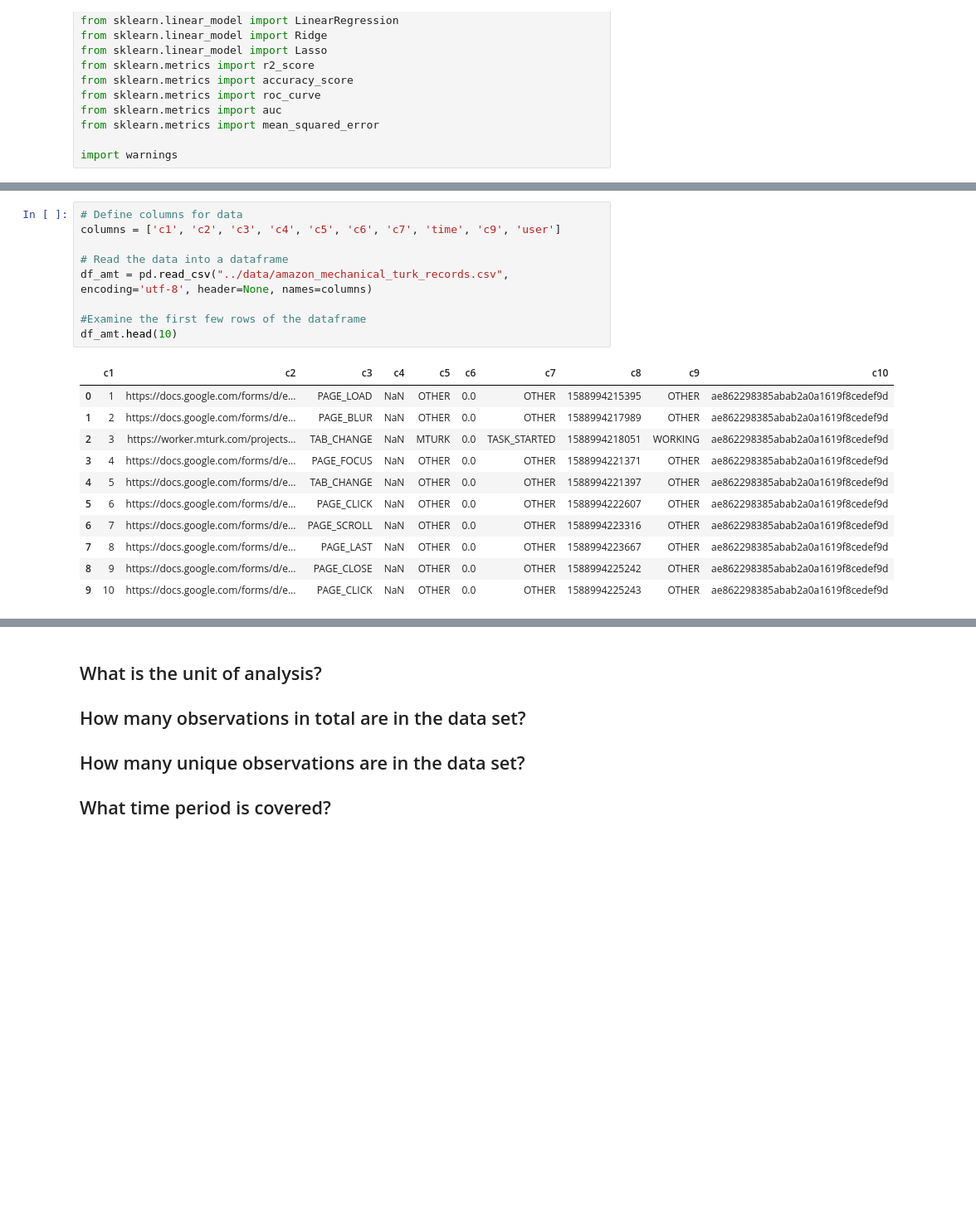
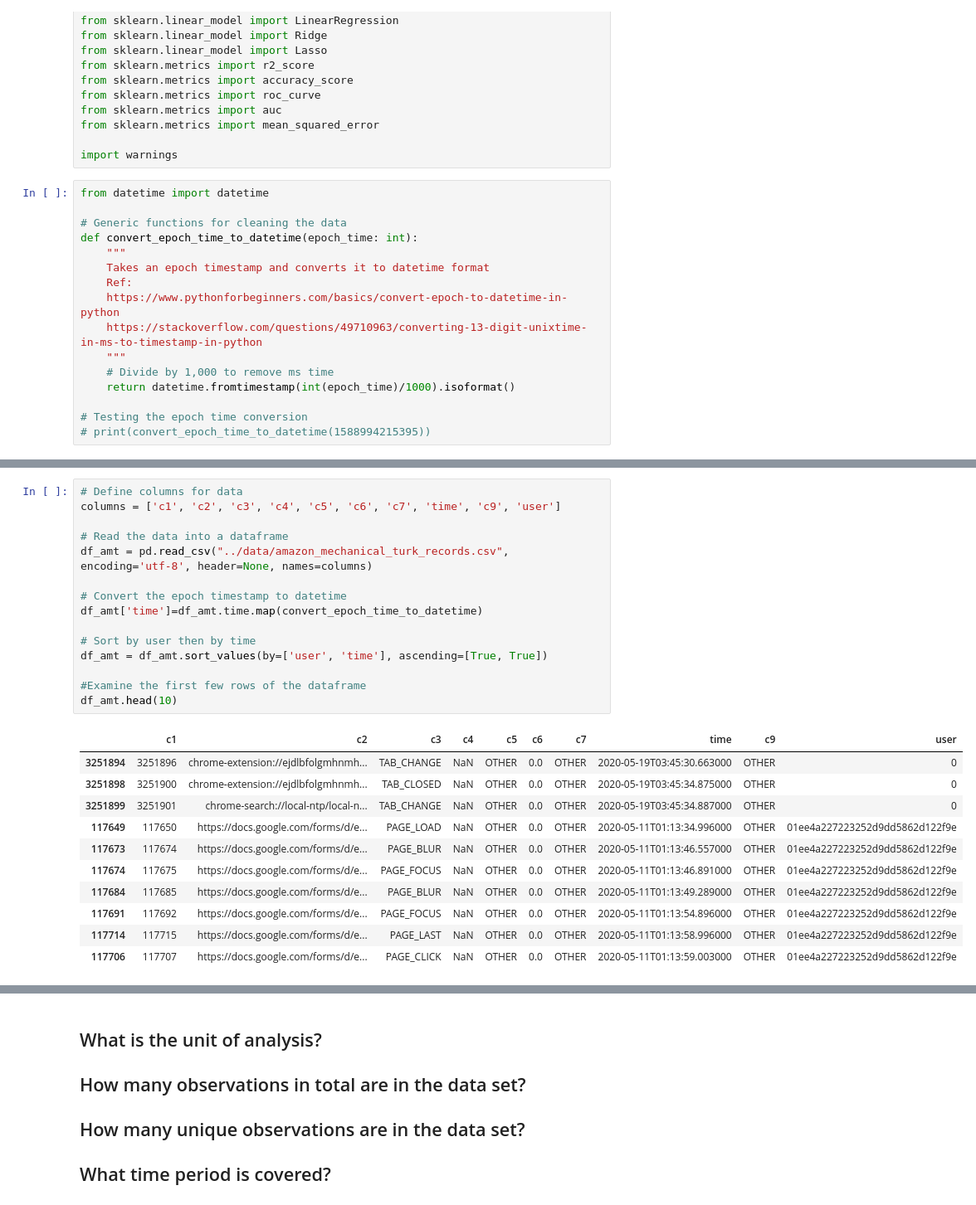
Before and after one commit to ztraboo/cpsc-6300-course-project, a Jupyter notebook: Checkpoint 1/online_workers_checkpoint1.ipynb, the cells around one changed output, grey strips where cells are left out. Shown: that part at 83% size. Cells and saved outputs as stored; diff of their text form; blank space fills up the shorter version.

```diff
--- a/Checkpoint 1/online_workers_checkpoint1.ipynb
+++ b/Checkpoint 1/online_workers_checkpoint1.ipynb
@@ -59,3 +59,19 @@ from sklearn.metrics import auc
 from sklearn.metrics import mean_squared_error
 
 import warnings
+# %%
+from datetime import datetime
+
+# Generic functions for cleaning the data
+def convert_epoch_time_to_datetime(epoch_time: int):
+    """
+    Takes an epoch timestamp and converts it to datetime format
+    Ref:
+    https://www.pythonforbeginners.com/basics/convert-epoch-to-datetime-in-python
+    https://stackoverflow.com/questions/49710963/converting-13-digit-unixtime-in-ms-to-timestamp-in-python
+    """
+    # Divide by 1,000 to remove ms time
+    return datetime.fromtimestamp(int(epoch_time)/1000).isoformat()
+
+# Testing the epoch time conversion
+# print(convert_epoch_time_to_datetime(1588994215395))
@@ -78,24 +96,30 @@ We read in and clean the data from `amazon_mechanical_turk_records.csv`.
 # %%
 # Define columns for data
 columns = ['c1', 'c2', 'c3', 'c4', 'c5', 'c6', 'c7', 'time', 'c9', 'user']
 
 # Read the data into a dataframe
 df_amt = pd.read_csv("../data/amazon_mechanical_turk_records.csv", encoding='utf-8', header=None, names=columns)
 
+# Convert the epoch timestamp to datetime
+df_amt['time']=df_amt.time.map(convert_epoch_time_to_datetime)
+
+# Sort by user then by time
+df_amt = df_amt.sort_values(by=['user', 'time'], ascending=[True, True])
+
 #Examine the first few rows of the dataframe
 df_amt.head(10)
 # %% [output]
-|  | c1 | c2 | c3 | c4 | c5 | c6 | c7 | c8 | c9 | c10 |
-| 0 | 1 | https://docs.google.com/forms/d/e... | PAGE_LOAD | NaN | OTHER | 0.0 | OTHER | 1588994215395 | OTHER | ae862298385abab2a0a1619f8cedef9d |
-| 1 | 2 | https://docs.google.com/forms/d/e... | PAGE_BLUR | NaN | OTHER | 0.0 | OTHER | 1588994217989 | OTHER | ae862298385abab2a0a1619f8cedef9d |
-| 2 | 3 | https://worker.mturk.com/projects... | TAB_CHANGE | NaN | MTURK | 0.0 | TASK_STARTED | 1588994218051 | WORKING | ae862298385abab2a0a1619f8cedef9d |
-| 3 | 4 | https://docs.google.com/forms/d/e... | PAGE_FOCUS | NaN | OTHER | 0.0 | OTHER | 1588994221371 | OTHER | ae862298385abab2a0a1619f8cedef9d |
-| 4 | 5 | https://docs.google.com/forms/d/e... | TAB_CHANGE | NaN | OTHER | 0.0 | OTHER | 1588994221397 | OTHER | ae862298385abab2a0a1619f8cedef9d |
-| 5 | 6 | https://docs.google.com/forms/d/e... | PAGE_CLICK | NaN | OTHER | 0.0 | OTHER | 1588994222607 | OTHER | ae862298385abab2a0a1619f8cedef9d |
-| 6 | 7 | https://docs.google.com/forms/d/e... | PAGE_SCROLL | NaN | OTHER | 0.0 | OTHER | 1588994223316 | OTHER | ae862298385abab2a0a1619f8cedef9d |
-| 7 | 8 | https://docs.google.com/forms/d/e... | PAGE_LAST | NaN | OTHER | 0.0 | OTHER | 1588994223667 | OTHER | ae862298385abab2a0a1619f8cedef9d |
-| 8 | 9 | https://docs.google.com/forms/d/e... | PAGE_CLOSE | NaN | OTHER | 0.0 | OTHER | 1588994225242 | OTHER | ae862298385abab2a0a1619f8cedef9d |
-| 9 | 10 | https://docs.google.com/forms/d/e... | PAGE_CLICK | NaN | OTHER | 0.0 | OTHER | 1588994225243 | OTHER | ae862298385abab2a0a1619f8cedef9d |
+|  | c1 | c2 | c3 | c4 | c5 | c6 | c7 | time | c9 | user |
+| 3251894 | 3251896 | chrome-extension://ejdlbfolgmhnmh... | TAB_CHANGE | NaN | OTHER | 0.0 | OTHER | 2020-05-19T03:45:30.663000 | OTHER | 0 |
+| 3251898 | 3251900 | chrome-extension://ejdlbfolgmhnmh... | TAB_CLOSED | NaN | OTHER | 0.0 | OTHER | 2020-05-19T03:45:34.875000 | OTHER | 0 |
+| 3251899 | 3251901 | chrome-search://local-ntp/local-n... | TAB_CHANGE | NaN | OTHER | 0.0 | OTHER | 2020-05-19T03:45:34.887000 | OTHER | 0 |
+| 117649 | 117650 | https://docs.google.com/forms/d/e... | PAGE_LOAD | NaN | OTHER | 0.0 | OTHER | 2020-05-11T01:13:34.996000 | OTHER | 01ee4a227223252d9dd5862d122f9e |
+| 117673 | 117674 | https://docs.google.com/forms/d/e... | PAGE_BLUR | NaN | OTHER | 0.0 | OTHER | 2020-05-11T01:13:46.557000 | OTHER | 01ee4a227223252d9dd5862d122f9e |
+| 117674 | 117675 | https://docs.google.com/forms/d/e... | PAGE_FOCUS | NaN | OTHER | 0.0 | OTHER | 2020-05-11T01:13:46.891000 | OTHER | 01ee4a227223252d9dd5862d122f9e |
+| 117684 | 117685 | https://docs.google.com/forms/d/e... | PAGE_BLUR | NaN | OTHER | 0.0 | OTHER | 2020-05-11T01:13:49.289000 | OTHER | 01ee4a227223252d9dd5862d122f9e |
+| 117691 | 117692 | https://docs.google.com/forms/d/e... | PAGE_FOCUS | NaN | OTHER | 0.0 | OTHER | 2020-05-11T01:13:54.896000 | OTHER | 01ee4a227223252d9dd5862d122f9e |
+| 117714 | 117715 | https://docs.google.com/forms/d/e... | PAGE_LAST | NaN | OTHER | 0.0 | OTHER | 2020-05-11T01:13:58.996000 | OTHER | 01ee4a227223252d9dd5862d122f9e |
+| 117706 | 117707 | https://docs.google.com/forms/d/e... | PAGE_CLICK | NaN | OTHER | 0.0 | OTHER | 2020-05-11T01:13:59.003000 | OTHER | 01ee4a227223252d9dd5862d122f9e |
 # %%
 # Look at the features
 df_amt.info()
```
Also changed, not shown: parts of 6 cells of this notebook, 4 other files.
